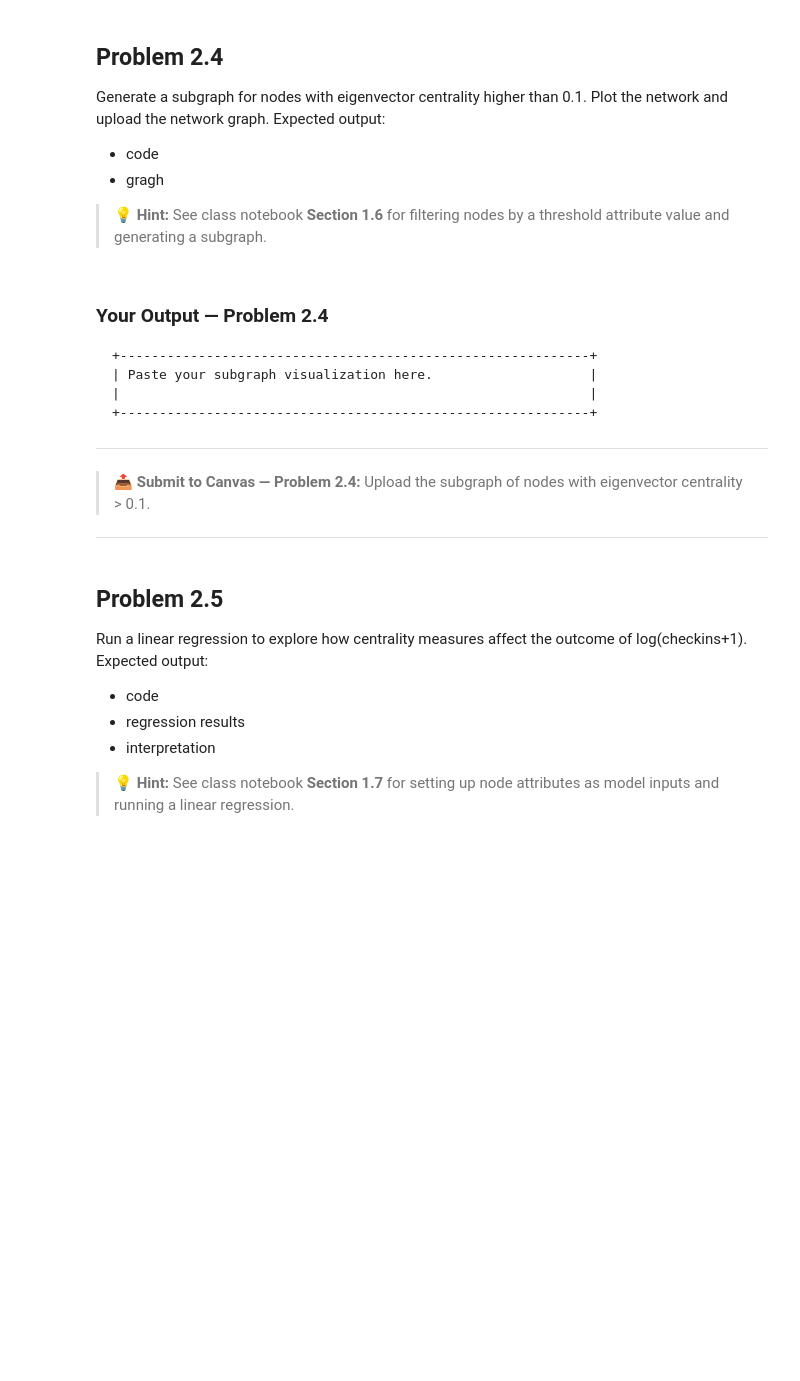
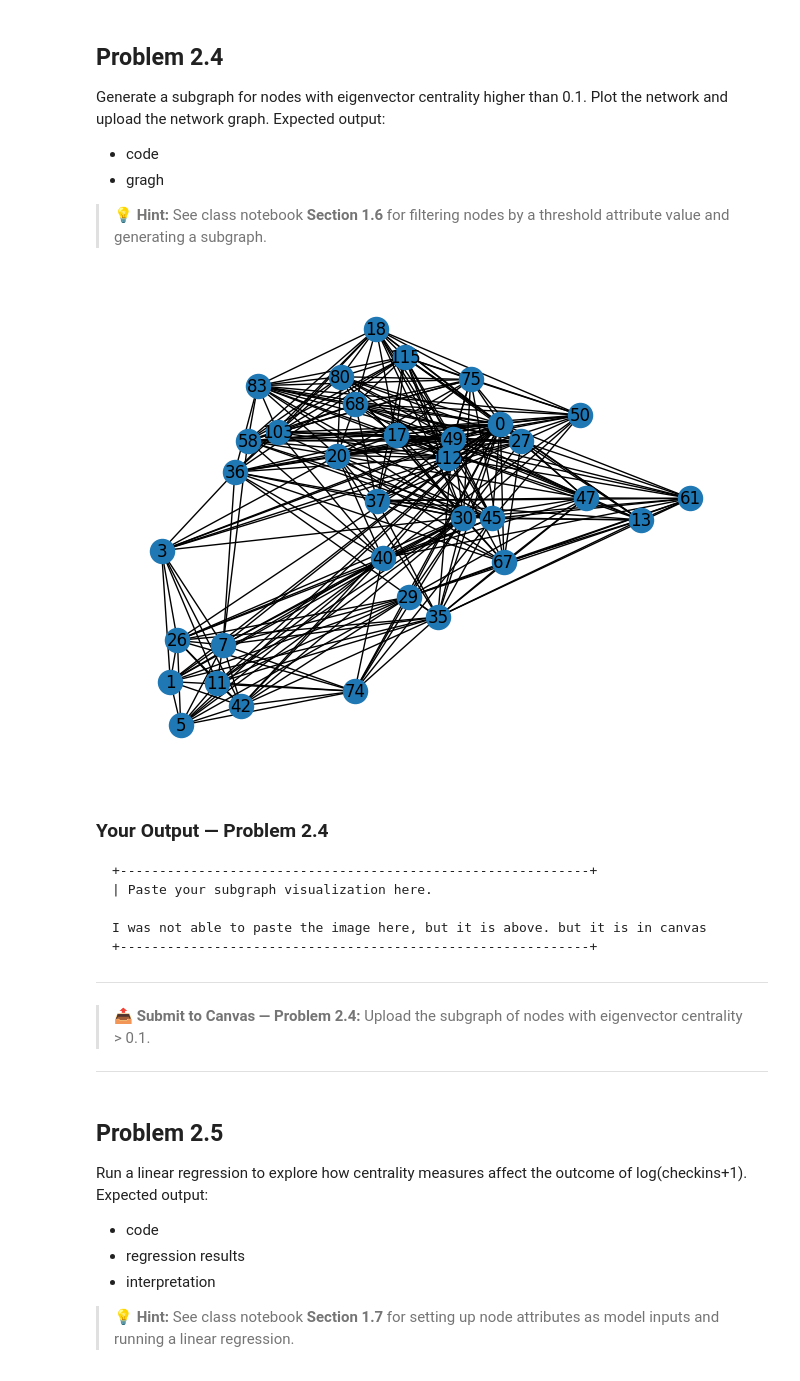
Before and after one commit to erobles600/WebAnalyticsHW, a Jupyter notebook: ITOM6219_HW4.ipynb, the cells around one changed output. Drawn from its saved outputs; the diff is of its cells as text; code cells hidden in the pictures; blank space fills up the shorter version.

````diff
--- a/ITOM6219_HW4.ipynb
+++ b/ITOM6219_HW4.ipynb
@@ -302,26 +341,18 @@ Expected output:
 > 💡 **Hint:** See class notebook **Section 1.5** for calculating centrality measures and adding them as node attributes, and **Section 2.2** for attaching external attributes from a dataframe to network nodes.
 # %%
 # Calculate eigenvector centrality
-eigenvector_centrality = #complete the code
+eigenvector_centrality = nx.eigenvector_centrality(G)
 # Calculate in-degree centrality
-degree_centrality = #complete the code
+degree_centrality = nx.degree_centrality(G)
 # Calculate out-degree centrality
-betweenness_centrality = #complete the code
+betweenness_centrality = nx.betweenness_centrality(G)
 # Calculate closeness centrality
-closeness_centrality = #complete the code
+closeness_centrality = nx.closeness_centrality(G)
 # Save node attributes.
-nx.set_node_attributes(
-    #complete the code
-)
-nx.set_node_attributes(
-    #complete the code
-)
-nx.set_node_attributes(
-    #complete the code
-)
-nx.set_node_attributes(
-    #complete the code
-)
+nx.set_node_attributes(G, eigenvector_centrality, "eigenvector_centrality")
+nx.set_node_attributes(G, degree_centrality, "degree_centrality")
+nx.set_node_attributes(G, betweenness_centrality, "betweenness_centrality")
+nx.set_node_attributes(G, closeness_centrality, "closeness_centrality")
 # %% [markdown]
 Import the checkin data
 # %%
@@ -388,13 +482,26 @@ Expected output:
 - gragh
 
 > 💡 **Hint:** See class notebook **Section 1.6** for filtering nodes by a threshold attribute value and generating a subgraph.
+# %%
+selected_nodes = []
+for node, data in G.nodes(data=True):
+    if data.get("eigenvector_centrality") > 0.1:
+        selected_nodes.append(node)
+
+
+pos = nx.spring_layout(G)
+subgraph = G.subgraph(selected_nodes)
+nx.draw(subgraph, pos, with_labels=True)
+# %% [output]
+[figure, added]
 # %% [markdown]
 ### Your Output — Problem 2.4
 
 ```
 +------------------------------------------------------------+
-| Paste your subgraph visualization here.                    |
-|                                                            |
+| Paste your subgraph visualization here.
+
+I was not able to paste the image here, but it is above. but it is in canvas
 +------------------------------------------------------------+
 ```
 
````
Also changed, not shown: parts of 14 cells of this notebook.
